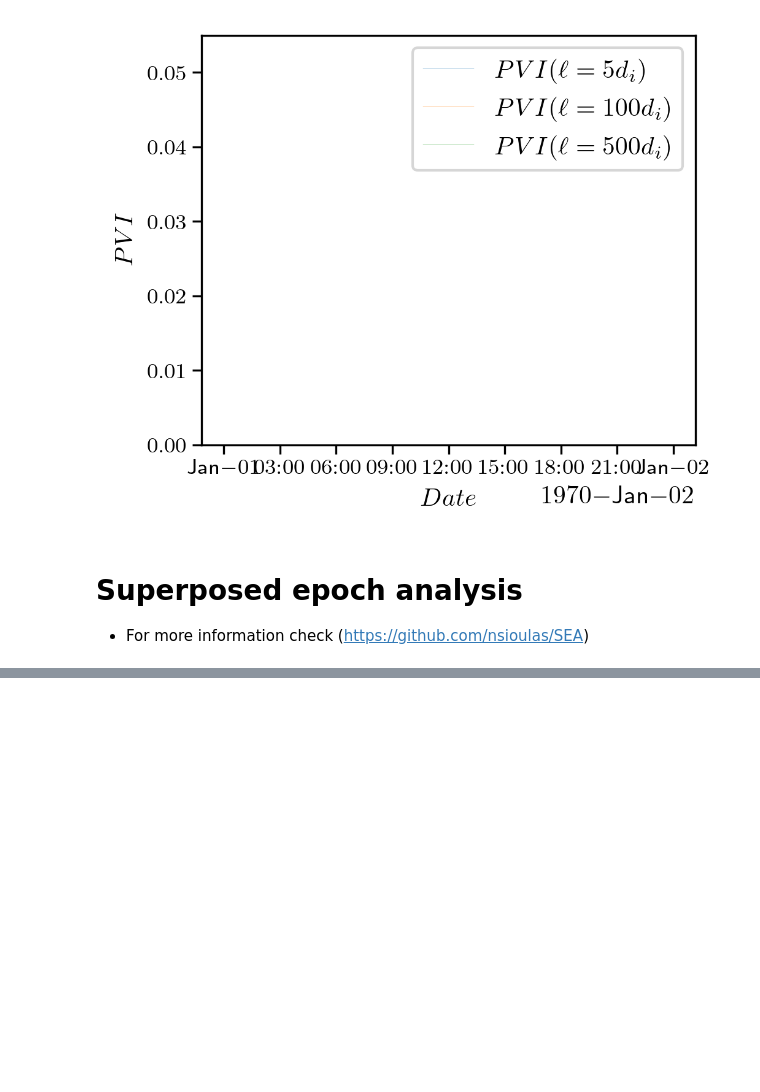
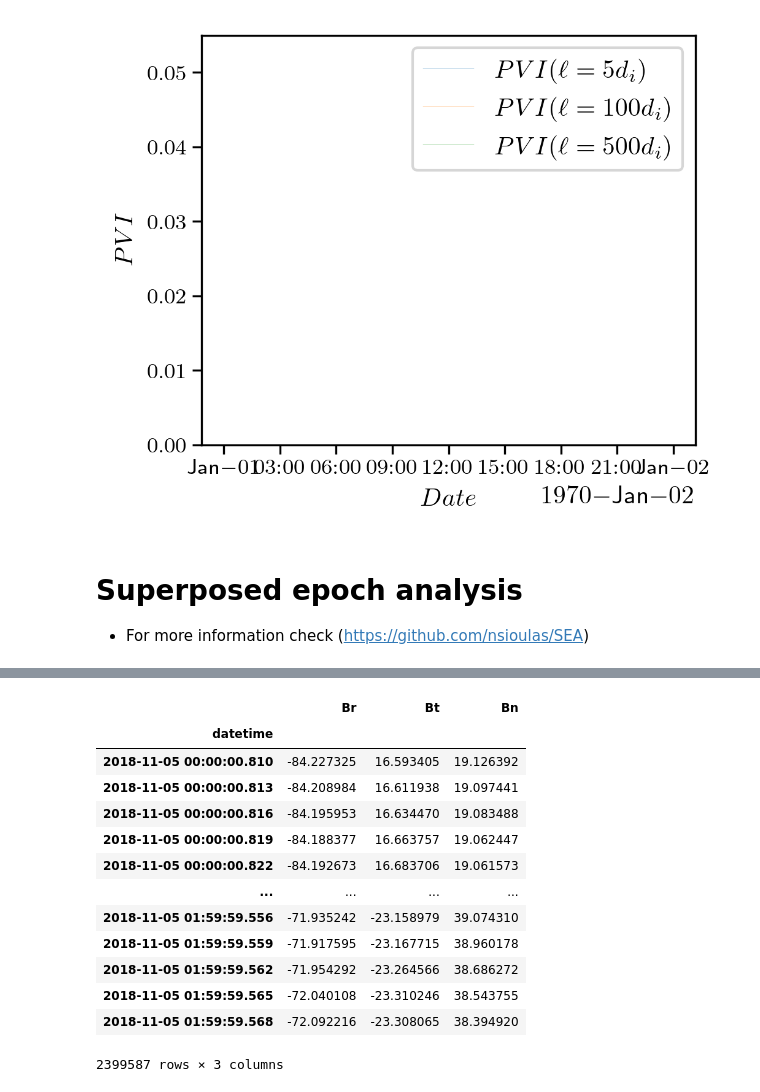
Before and after one commit to nsioulas/MHDTurbPy, a Jupyter notebook: Notebooks_Examples/PSP.ipynb, the cells around one changed output, grey strips where cells are left out. Saved outputs shown, nothing was run; the diff lists cells and outputs as text; code cells hidden in the pictures; blank space fills up the shorter version.

```diff
--- a/Notebooks_Examples/PSP.ipynb
+++ b/Notebooks_Examples/PSP.ipynb
@@ -662,0 +1558,17 @@ ChildProcessError: [Errno 10] No child processes
+# %%
+Bdf
+# %% [output]
+|  | Br | Bt | Bn |
+| datetime |  |  |  |
+| 2018-11-05 00:00:00.810 | -84.227325 | 16.593405 | 19.126392 |
+| 2018-11-05 00:00:00.813 | -84.208984 | 16.611938 | 19.097441 |
+| 2018-11-05 00:00:00.816 | -84.195953 | 16.634470 | 19.083488 |
+| 2018-11-05 00:00:00.819 | -84.188377 | 16.663757 | 19.062447 |
+| 2018-11-05 00:00:00.822 | -84.192673 | 16.683706 | 19.061573 |
+| ... | ... | ... | ... |
+| 2018-11-05 01:59:59.556 | -71.935242 | -23.158979 | 39.074310 |
+| 2018-11-05 01:59:59.559 | -71.917595 | -23.167715 | 38.960178 |
+| 2018-11-05 01:59:59.562 | -71.954292 | -23.264566 | 38.686272 |
+| 2018-11-05 01:59:59.565 | -72.040108 | -23.310246 | 38.543755 |
+| 2018-11-05 01:59:59.568 | -72.092216 | -23.308065 | 38.394920 |
+2399587 rows × 3 columns
```
Also changed, not shown: parts of 22 cells of this notebook, 19 other files.
